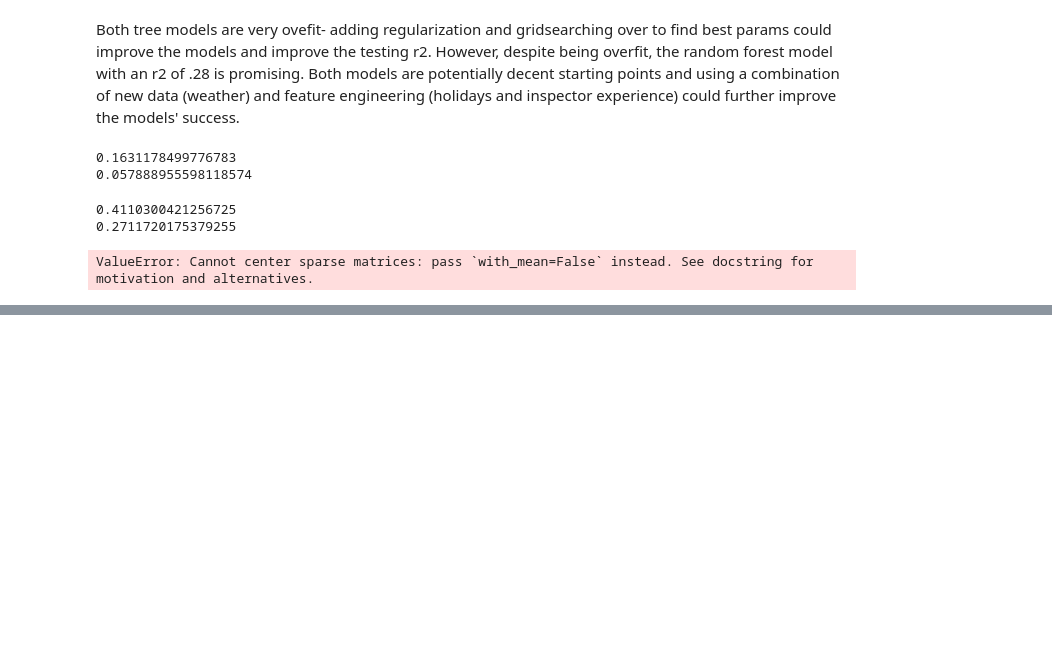
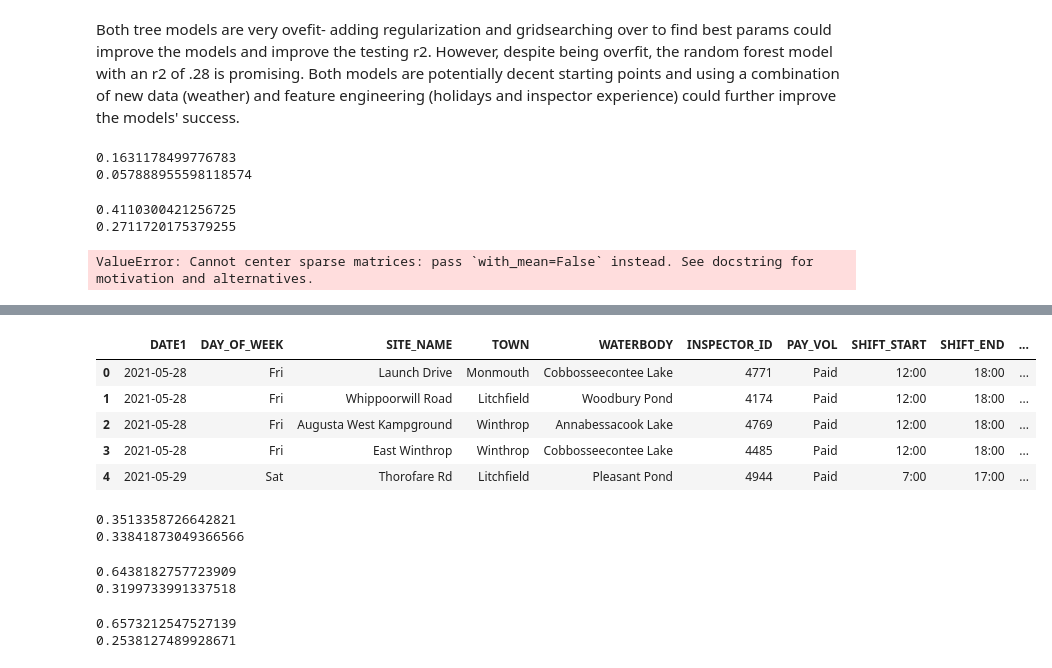
Before and after one commit to kellsweig/FOCW-Project, a Jupyter notebook: Modeling.ipynb, the cells around one changed output, grey strips where cells are left out. Cells and saved outputs as stored; diff of their text form; code cells hidden in the pictures; blank space fills up the shorter version.

```diff
--- a/Modeling.ipynb
+++ b/Modeling.ipynb
@@ -138,0 +211,16 @@ ValueError: Cannot center sparse matrices: pass `with_mean=False` instead. See d
+# %%
+# Convert 'date1' to datetime
+df['DATE'] = pd.to_datetime(df['DATE1'], format='%Y/%m/%d')
+
+# Create 'month' and 'year' columns
+df['month'] = df['DATE'].dt.month
+df['year'] = df['DATE'].dt.year
+# %%
+df.head()
+# %% [output]
+|  | DATE1 | DAY_OF_WEEK | SITE_NAME | TOWN | WATERBODY | INSPECTOR_ID | PAY_VOL | SHIFT_START | SHIFT_END | ... |
+| 0 | 2021-05-28 | Fri | Launch Drive | Monmouth | Cobbosseecontee Lake | 4771 | Paid | 12:00 | 18:00 | ... |
+| 1 | 2021-05-28 | Fri | Whippoorwill Road | Litchfield | Woodbury Pond | 4174 | Paid | 12:00 | 18:00 | ... |
+| 2 | 2021-05-28 | Fri | Augusta West Kampground | Winthrop | Annabessacook Lake | 4769 | Paid | 12:00 | 18:00 | ... |
+| 3 | 2021-05-28 | Fri | East Winthrop | Winthrop | Cobbosseecontee Lake | 4485 | Paid | 12:00 | 18:00 | ... |
+| 4 | 2021-05-29 | Sat | Thorofare Rd | Litchfield | Pleasant Pond | 4944 | Paid | 7:00 | 17:00 | ... |
@@ -138,0 +241,24 @@ ValueError: Cannot center sparse matrices: pass `with_mean=False` instead. See d
+# %%
+lr = LinearRegression()
+lr.fit(X_train_transformed, y_train)
+print(lr.score(X_train_transformed, y_train))
+print(lr.score(X_test_transformed, y_test))
+# %% [output]
+0.3513358726642821
+0.33841873049366566
+# %%
+rf = RandomForestRegressor()
+rf.fit(X_train_transformed, y_train)
+print(rf.score(X_train_transformed, y_train))
+print(rf.score(X_test_transformed, y_test))
+# %% [output]
+0.6438182757723909
+0.3199733991337518
+# %%
+et = ExtraTreesRegressor()
+et.fit(X_train_transformed, y_train)
+print(et.score(X_train_transformed, y_train))
+print(et.score(X_test_transformed, y_test))
+# %% [output]
+0.6573212547527139
+0.2538127489928671
```
Also changed, not shown: parts of 38 cells of this notebook, 3 other files.
